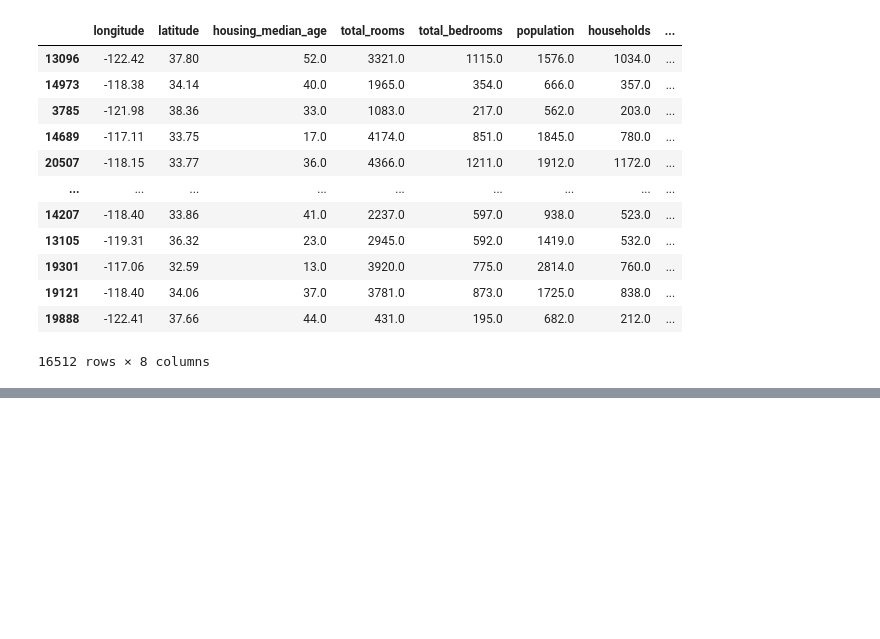
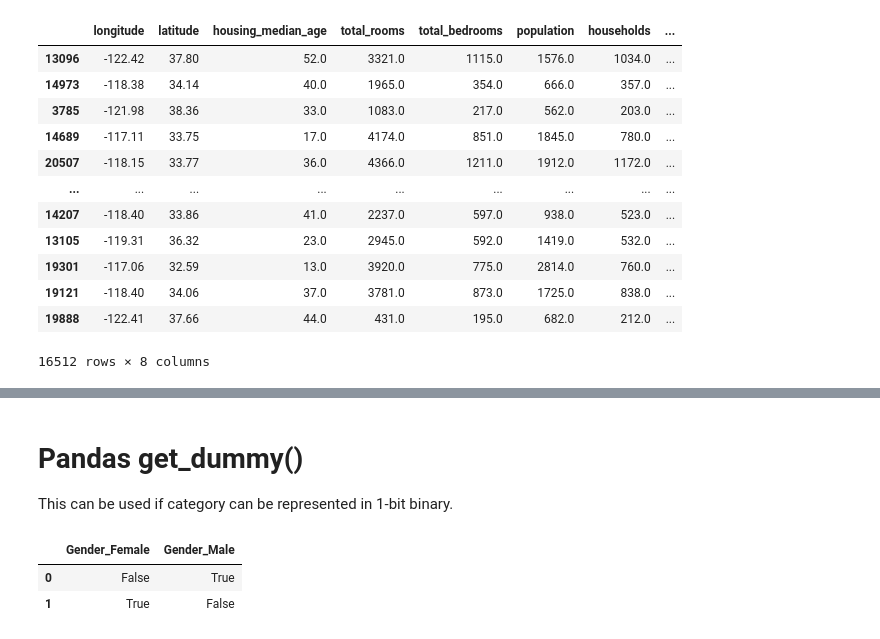
Before and after one commit to CodexAarogya/MachineLearning, a Jupyter notebook: California_Housing_Analysis/report.ipynb, the cells around one changed output, grey strips where cells are left out. Saved outputs shown, nothing was run; the diff lists cells and outputs as text; code cells hidden in the pictures; blank space fills up the shorter version.

```diff
--- a/California_Housing_Analysis/report.ipynb
+++ b/California_Housing_Analysis/report.ipynb
@@ -321,0 +371,10 @@ dtype: int64
+# %% [markdown]
+# Pandas get_dummy()
+This can be used if category can be represented in 1-bit binary.
+# %%
+test = pd.DataFrame({"Gender": ['Male', 'Female']})
+pd.get_dummies(test)
+# %% [output]
+|  | Gender_Female | Gender_Male |
+| 0 | False | True |
+| 1 | True | False |
```
Also changed, not shown: parts of 8 cells of this notebook.
